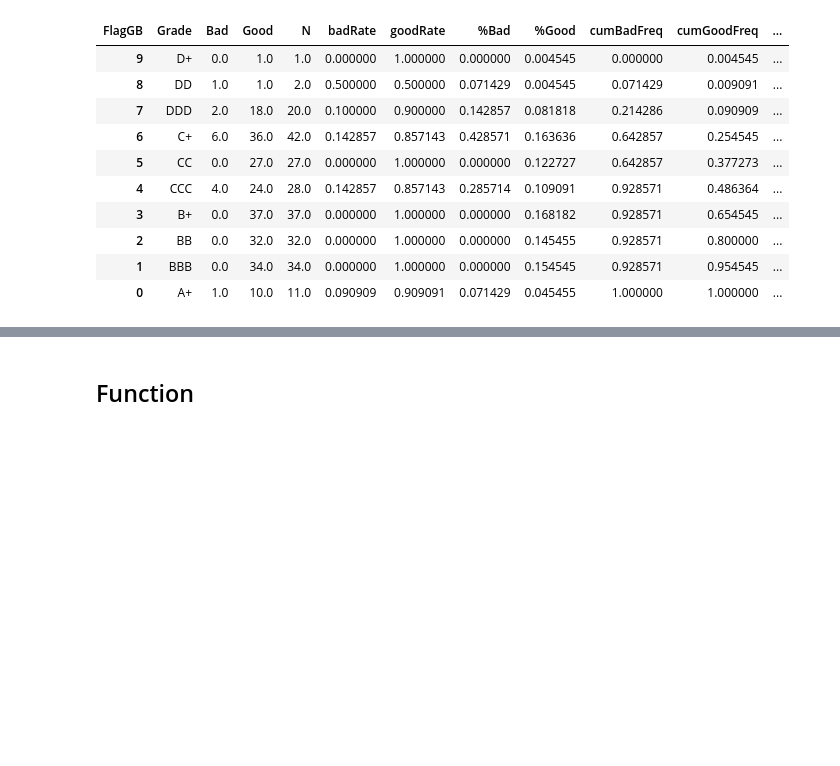
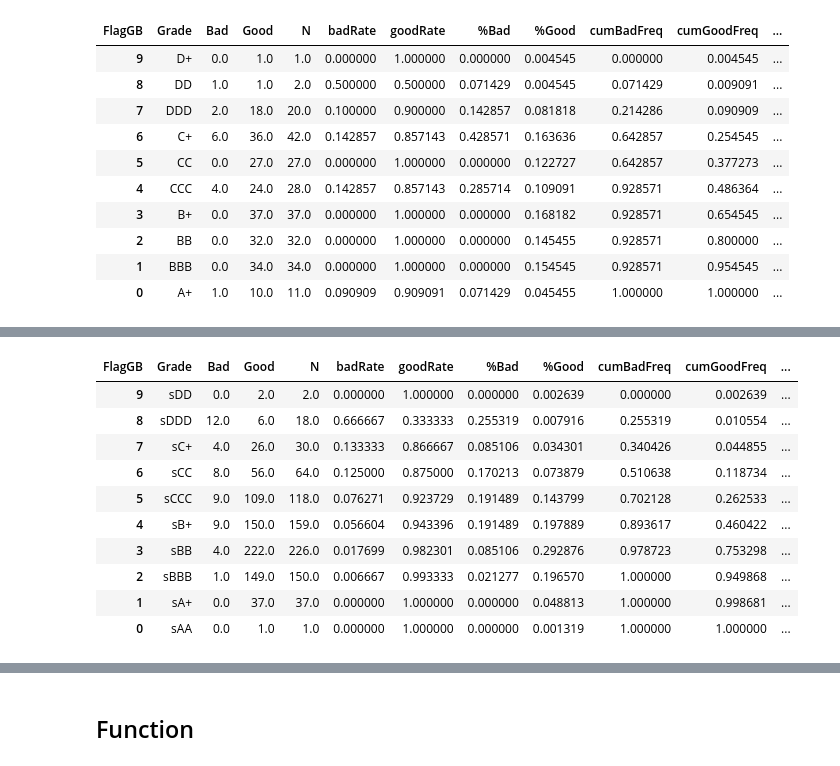
Before and after one commit to Taecpy/CRR-validate, a Jupyter notebook: CRR_validate.ipynb, the cells around one changed output, grey strips where cells are left out. Saved outputs shown, nothing was run; the diff lists cells and outputs as text; code cells hidden in the pictures; blank space fills up the shorter version.

```diff
--- a/CRR_validate.ipynb
+++ b/CRR_validate.ipynb
@@ -17,8 +17,8 @@ warnings.filterwarnings("ignore")
 # %%
 %config InlineBackend.figure_format = 'retina' #Retina display
 plt.style.use('seaborn-deep') #Plot style
-pd.set_option('display.max_rows', 5000)
-pd.set_option('display.max_columns', 5000)
+#pd.set_option('display.max_rows', 5000)
+#pd.set_option('display.max_columns', 5000)
 # %% [markdown]
 ### set path
 # %%
@@ -144,0 +145,14 @@ plot Graph_AUC_GINI_CRR_2563 done!
+# %%
+sCRR_2563
+# %% [output]
+| FlagGB | Grade | Bad | Good | N | badRate | goodRate | %Bad | %Good | cumBadFreq | cumGoodFreq | ... |
+| 9 | sDD | 0.0 | 2.0 | 2.0 | 0.000000 | 1.000000 | 0.000000 | 0.002639 | 0.000000 | 0.002639 | ... |
+| 8 | sDDD | 12.0 | 6.0 | 18.0 | 0.666667 | 0.333333 | 0.255319 | 0.007916 | 0.255319 | 0.010554 | ... |
+| 7 | sC+ | 4.0 | 26.0 | 30.0 | 0.133333 | 0.866667 | 0.085106 | 0.034301 | 0.340426 | 0.044855 | ... |
+| 6 | sCC | 8.0 | 56.0 | 64.0 | 0.125000 | 0.875000 | 0.170213 | 0.073879 | 0.510638 | 0.118734 | ... |
+| 5 | sCCC | 9.0 | 109.0 | 118.0 | 0.076271 | 0.923729 | 0.191489 | 0.143799 | 0.702128 | 0.262533 | ... |
+| 4 | sB+ | 9.0 | 150.0 | 159.0 | 0.056604 | 0.943396 | 0.191489 | 0.197889 | 0.893617 | 0.460422 | ... |
+| 3 | sBB | 4.0 | 222.0 | 226.0 | 0.017699 | 0.982301 | 0.085106 | 0.292876 | 0.978723 | 0.753298 | ... |
+| 2 | sBBB | 1.0 | 149.0 | 150.0 | 0.006667 | 0.993333 | 0.021277 | 0.196570 | 1.000000 | 0.949868 | ... |
+| 1 | sA+ | 0.0 | 37.0 | 37.0 | 0.000000 | 1.000000 | 0.000000 | 0.048813 | 1.000000 | 0.998681 | ... |
+| 0 | sAA | 0.0 | 1.0 | 1.0 | 0.000000 | 1.000000 | 0.000000 | 0.001319 | 1.000000 | 1.000000 | ... |
```
Also changed, not shown: parts of 12 cells of this notebook.
